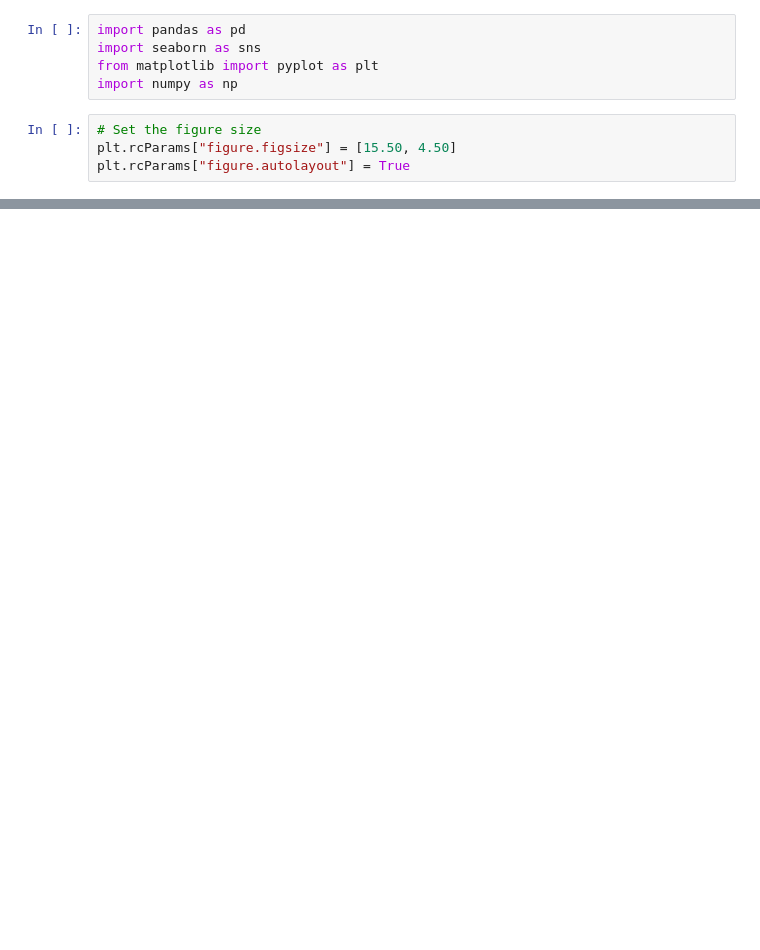
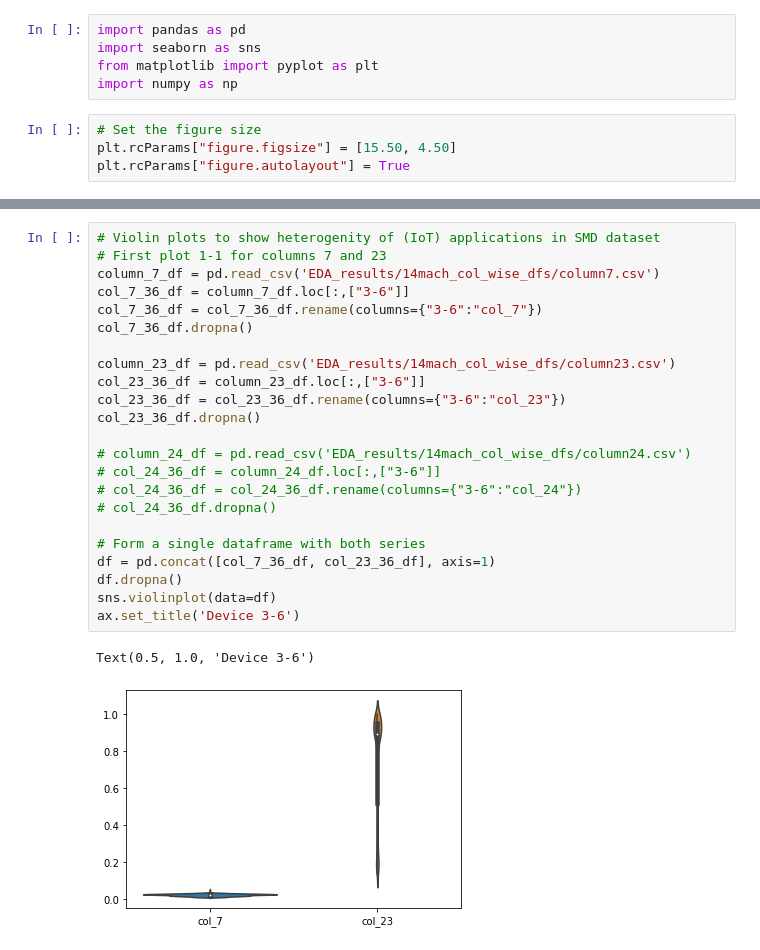
Before and after one commit to DuneeshaFernando/smd_one_time_codes, a Jupyter notebook: boxplots_varianceOfMean_pairplots.ipynb, the cells around one changed output, grey strips where cells are left out. Saved outputs shown, nothing was run; the diff lists cells and outputs as text; blank space fills up the shorter version.

```diff
--- a/boxplots_varianceOfMean_pairplots.ipynb
+++ b/boxplots_varianceOfMean_pairplots.ipynb
@@ -68,0 +85,26 @@ sns.pairplot(df)
+# %%
+# Violin plots to show heterogenity of (IoT) applications in SMD dataset
+# First plot 1-1 for columns 7 and 23
+column_7_df = pd.read_csv('EDA_results/14mach_col_wise_dfs/column7.csv')
+col_7_36_df = column_7_df.loc[:,["3-6"]]
+col_7_36_df = col_7_36_df.rename(columns={"3-6":"col_7"})
+col_7_36_df.dropna()
+
+column_23_df = pd.read_csv('EDA_results/14mach_col_wise_dfs/column23.csv')
+col_23_36_df = column_23_df.loc[:,["3-6"]]
+col_23_36_df = col_23_36_df.rename(columns={"3-6":"col_23"})
+col_23_36_df.dropna()
+
+# column_24_df = pd.read_csv('EDA_results/14mach_col_wise_dfs/column24.csv')
+# col_24_36_df = column_24_df.loc[:,["3-6"]]
+# col_24_36_df = col_24_36_df.rename(columns={"3-6":"col_24"})
+# col_24_36_df.dropna()
+
+# Form a single dataframe with both series
+df = pd.concat([col_7_36_df, col_23_36_df], axis=1)
+df.dropna()
+sns.violinplot(data=df)
+ax.set_title('Device 3-6')
+# %% [output]
+Text(0.5, 1.0, 'Device 3-6')
+[figure, added]
```
Also changed, not shown: parts of 9 cells of this notebook.
